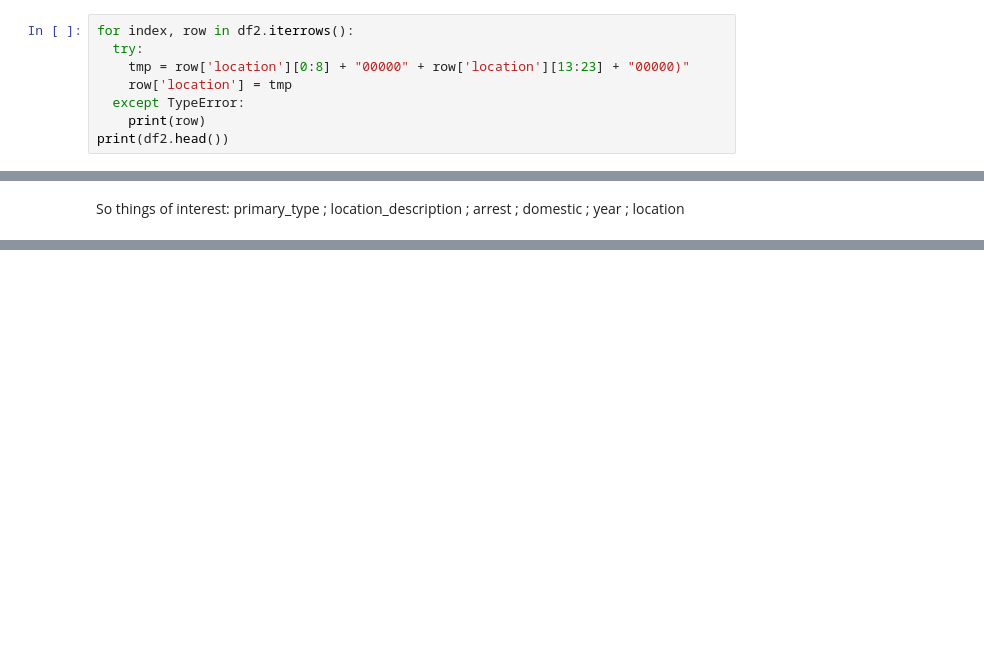
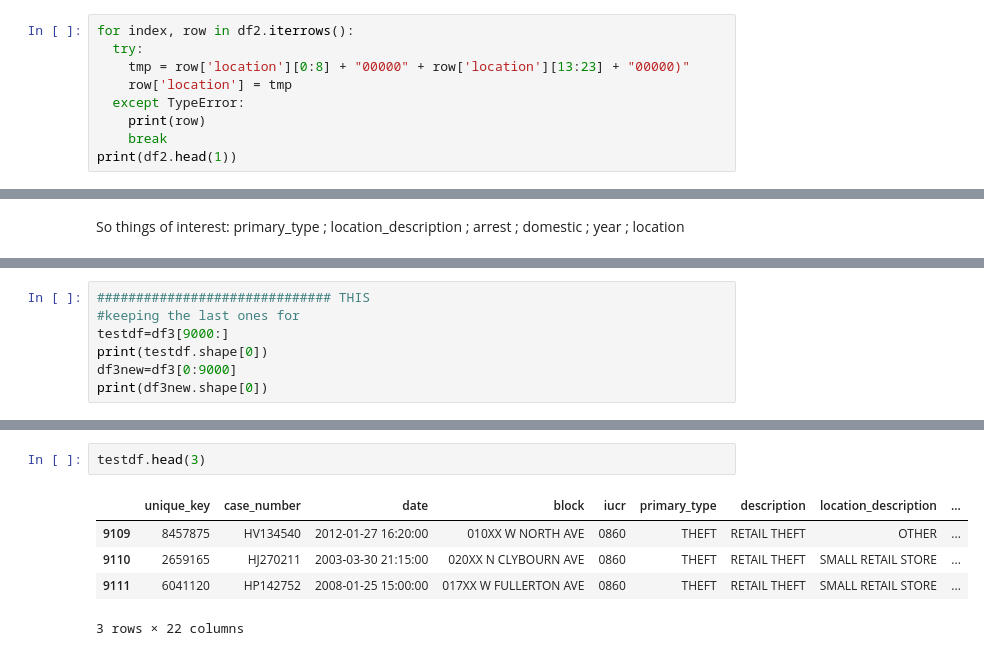
Before and after one commit to kojnp/PythonNotebooks, a Jupyter notebook: Andrei - Chicago Crime exploration.ipynb, the cells around one changed output, grey strips where cells are left out. Cells and saved outputs as stored; diff of their text form; blank space fills up the shorter version.

```diff
--- a/Andrei - Chicago Crime exploration.ipynb
+++ b/Andrei - Chicago Crime exploration.ipynb
@@ -169,7 +172,8 @@ for index, row in df2.iterrows():
     row['location'] = tmp
   except TypeError:
     print(row)
-print(df2.head())
+    break
+print(df2.head(1))
 # %% [markdown]
 So there are rows for which there is no location set.
 Need to clean it up.
@@ -379,0 +421,7 @@ We could first test a simple ML model: given primary_type, location_description
+# %%
+############################## THIS
+#keeping the last ones for
+testdf=df3[9000:]
+print(testdf.shape[0])
+df3new=df3[0:9000]
+print(df3new.shape[0])
@@ -379,0 +968,8 @@ We could first test a simple ML model: given primary_type, location_description
+# %%
+testdf.head(3)
+# %% [output]
+|  | unique_key | case_number | date | block | iucr | primary_type | description | location_description | ... |
+| 9109 | 8457875 | HV134540 | 2012-01-27 16:20:00 | 010XX W NORTH AVE | 0860 | THEFT | RETAIL THEFT | OTHER | ... |
+| 9110 | 2659165 | HJ270211 | 2003-03-30 21:15:00 | 020XX N CLYBOURN AVE | 0860 | THEFT | RETAIL THEFT | SMALL RETAIL STORE | ... |
+| 9111 | 6041120 | HP142752 | 2008-01-25 15:00:00 | 017XX W FULLERTON AVE | 0860 | THEFT | RETAIL THEFT | SMALL RETAIL STORE | ... |
+3 rows × 22 columns
```
Also changed, not shown: parts of 70 cells of this notebook, 1 other file.
